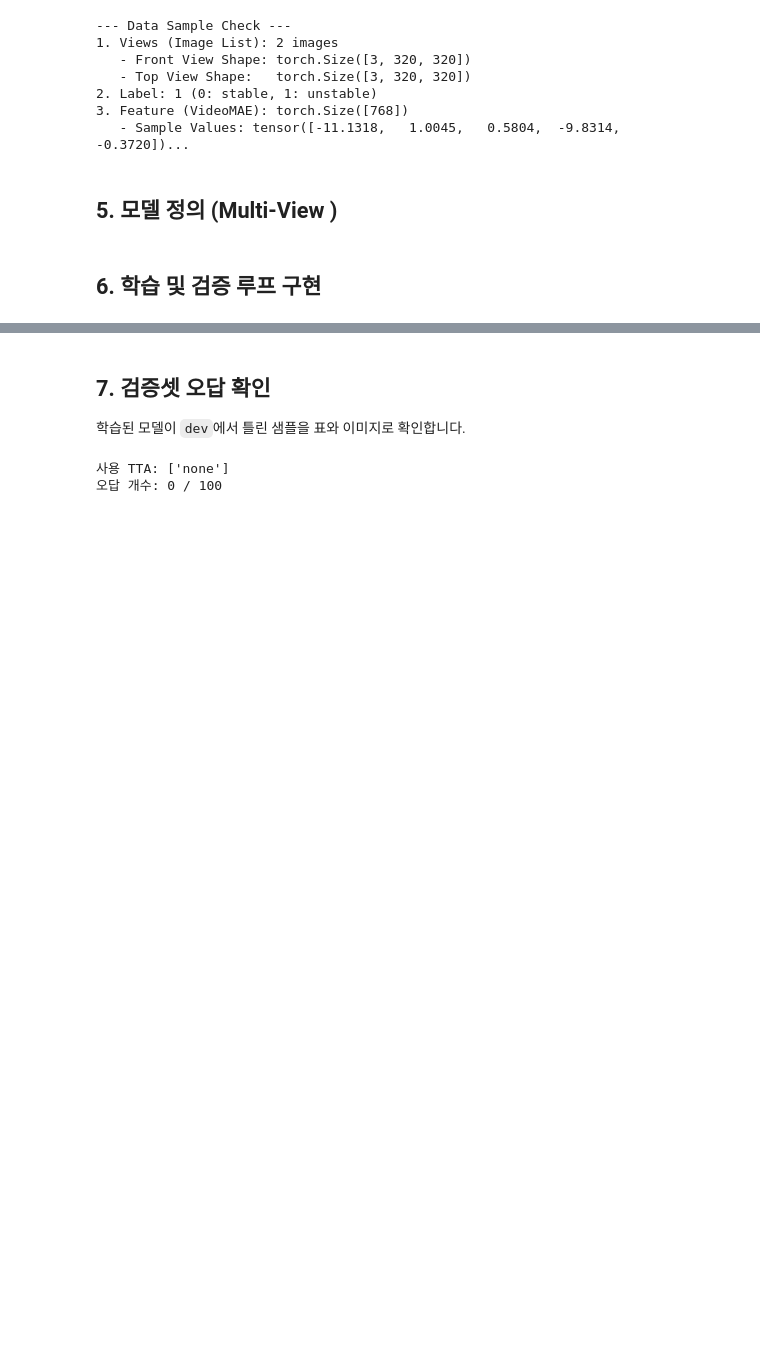
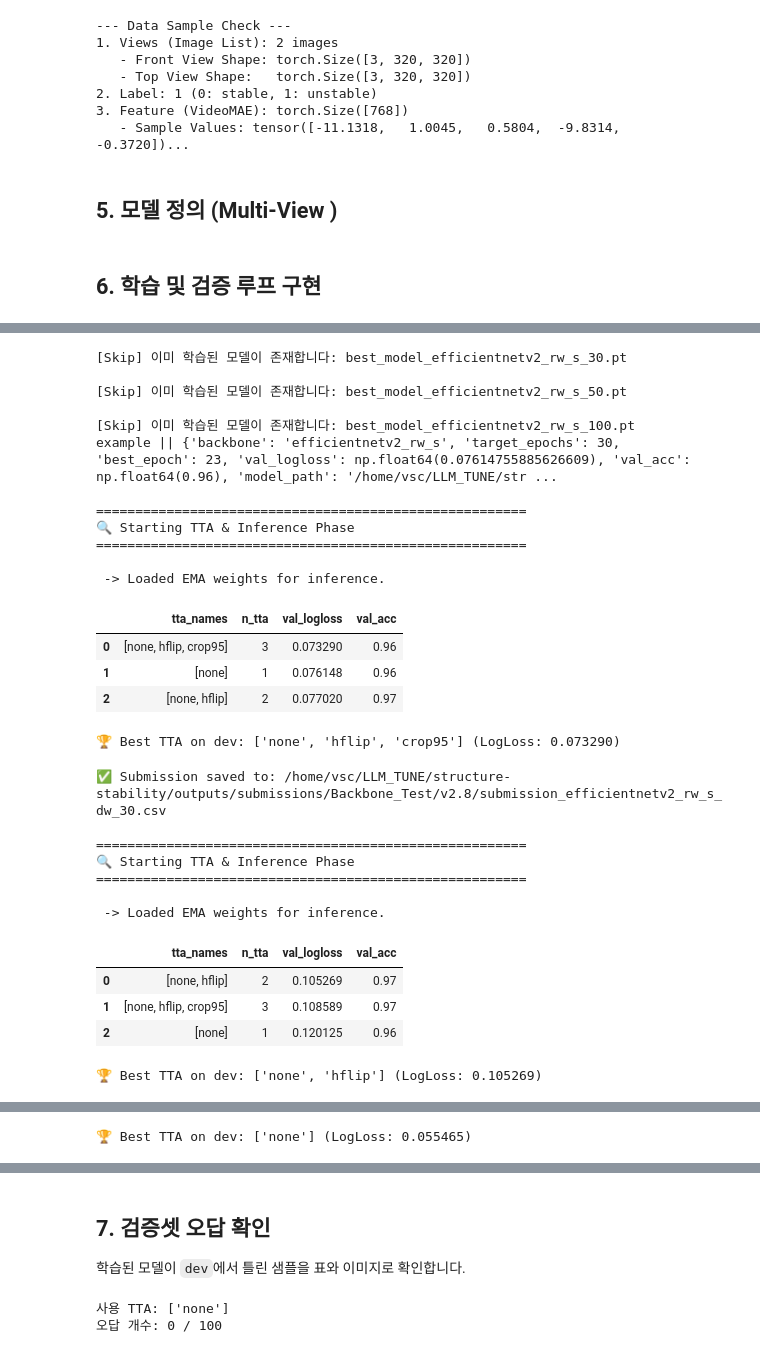
Before and after one commit to whyz-dev/structure-stability, a Jupyter notebook: code/Regularization_v2_8.ipynb, the cells around one changed output, grey strips where cells are left out. Drawn from its saved outputs; the diff is of its cells as text; code cells hidden in the pictures; blank space fills up the shorter version.

```diff
--- a/code/Regularization_v2_8.ipynb
+++ b/code/Regularization_v2_8.ipynb
@@ -1371,0 +1468,79 @@ UnboundLocalError: local variable 'best_model_path' referenced before assignment
+# %%
+import pandas as pd
+from pathlib import Path
+
+results = []
+
+for backbone_name in ["efficientnetv2_rw_s"]:
+    try:
+        # ==========================================================
+        # 단계 1: 학습된 결과물을 바탕으로 TTA 검증 및 최종 추론
+        # ==========================================================
+        result_list = train_single_backbone(backbone_name)
+        print(f"example || {result_list[0]}")
+
+        for res in result_list:
+            best_model_path = Path(res["model_path"])
+            target_epochs = res["target_epochs"]
+            safe_name = backbone_name.replace("/", "_").replace(".", "_")
+            submission_path = SUBMISSION_DIR / f"submission_{safe_name}_dw_{target_epochs}.csv"
+
+            # 모델 구조 재초기화 (빈 껍데기 준비)
+            model_config = MultiViewFeatureFusionConfig(
+                backbone_name=backbone_name,
+            )
+            model = FlexibleMultiViewFeatureFusion(model_config).to(device)
+
+            # 별도로 분리한 추론 함수 실행
+            best_tta, tta_logloss = run_tta_and_inference(
+                model=model,
+                best_model_path=best_model_path,
+                submission_path=submission_path,
+                val_loader=val_loader,
+                test_loader=test_loader,
+                test_df=test_df,
+                device=device,
+                cfg=CFG
+            )
+
+            # 최종 결과 딕셔너리에 추론 결과 업데이트
+            if best_tta is not None:
+                res["best_tta"] = str(best_tta)
+                res["tta_val_logloss"] = tta_logloss
+                res["submission_path"] = str(submission_path)
+
+        # 모든 처리가 끝난 결과를 리스트에 누적
+        results.extend(result_list)
+
+    except Exception as exc:
+        print(f"FAILED: {backbone_name} | Error: {exc}")
+# %% [output]
+[Skip] 이미 학습된 모델이 존재합니다: best_model_efficientnetv2_rw_s_30.pt
+
+[Skip] 이미 학습된 모델이 존재합니다: best_model_efficientnetv2_rw_s_50.pt
+
+[Skip] 이미 학습된 모델이 존재합니다: best_model_efficientnetv2_rw_s_100.pt
+example || {'backbone': 'efficientnetv2_rw_s', 'target_epochs': 30, 'best_epoch': 23, 'val_logloss': np.float64(0.07614755885626609), 'val_acc': np.float64(0.96), 'model_path': '/home/vsc/LLM_TUNE/str ...
+
+=======================================================
+🔍 Starting TTA & Inference Phase
+=======================================================
+
+ -> Loaded EMA weights for inference.
+|  | tta_names | n_tta | val_logloss | val_acc |
+| 0 | [none, hflip, crop95] | 3 | 0.073290 | 0.96 |
+| 1 | [none] | 1 | 0.076148 | 0.96 |
+| 2 | [none, hflip] | 2 | 0.077020 | 0.97 |
+🏆 Best TTA on dev: ['none', 'hflip', 'crop95'] (LogLoss: 0.073290)
+✅ Submission saved to: /home/vsc/LLM_TUNE/structure-stability/outputs/submissions/Backbone_Test/v2.8/submission_efficientnetv2_rw_s_dw_30.csv
+
+=======================================================
+🔍 Starting TTA & Inference Phase
+=======================================================
+
+ -> Loaded EMA weights for inference.
+|  | tta_names | n_tta | val_logloss | val_acc |
+| 0 | [none, hflip] | 2 | 0.105269 | 0.97 |
+| 1 | [none, hflip, crop95] | 3 | 0.108589 | 0.97 |
+| 2 | [none] | 1 | 0.120125 | 0.96 |
+🏆 Best TTA on dev: ['none', 'hflip'] (LogLoss: 0.105269)
@@ -1371,0 +1558 @@ UnboundLocalError: local variable 'best_model_path' referenced before assignment
+🏆 Best TTA on dev: ['none'] (LogLoss: 0.055465)
```
Also changed, not shown: parts of 6 cells of this notebook, 59 other files.
